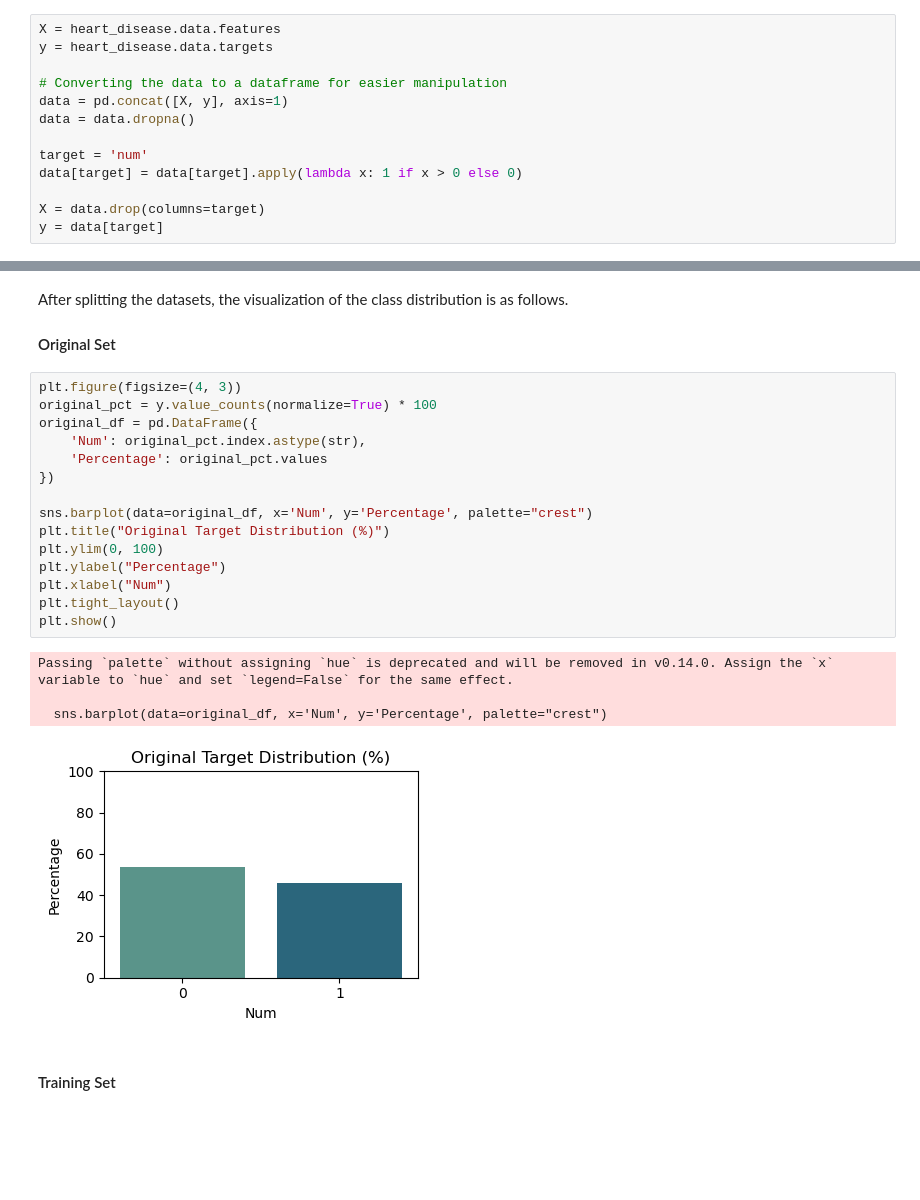
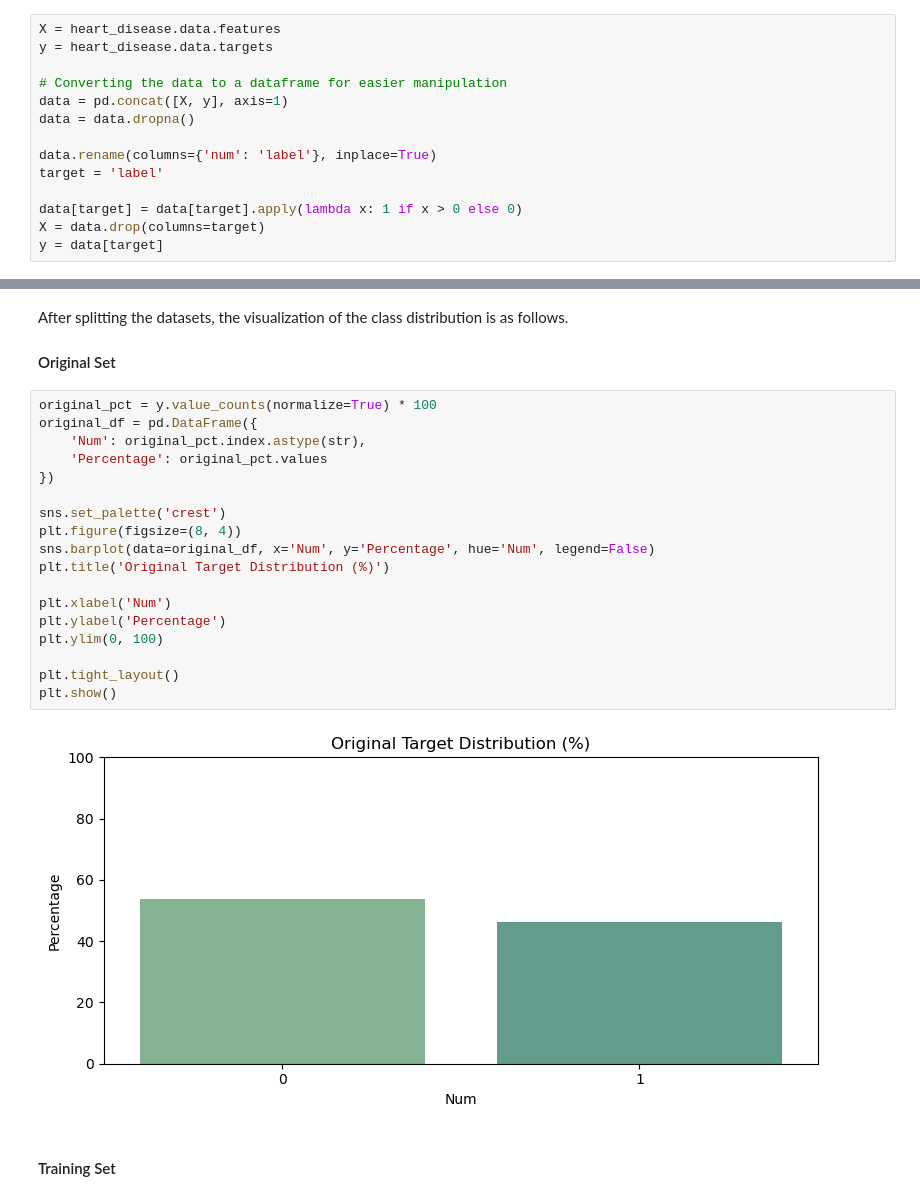
Before and after one commit to baobean/CSC14003-DecisionTree, a Jupyter notebook: heart_disease.ipynb, the cells around one changed output, grey strips where cells are left out. Drawn from its saved outputs; the diff is of its cells as text; blank space fills up the shorter version.

```diff
--- a/heart_disease.ipynb
+++ b/heart_disease.ipynb
@@ -35,9 +36,10 @@ y = heart_disease.data.targets
 data = pd.concat([X, y], axis=1)
 data = data.dropna()
 
-target = 'num'
+data.rename(columns={'num': 'label'}, inplace=True)
+target = 'label'
+
 data[target] = data[target].apply(lambda x: 1 if x > 0 else 0)
-
 X = data.drop(columns=target)
 y = data[target]
 # %% [markdown]
@@ -67,25 +69,25 @@ After splitting the datasets, the visualization of the class distribution is as
 
 #### Original Set
 # %%
-plt.figure(figsize=(4, 3))
 original_pct = y.value_counts(normalize=True) * 100
 original_df = pd.DataFrame({
     'Num': original_pct.index.astype(str),
     'Percentage': original_pct.values
 })
 
-sns.barplot(data=original_df, x='Num', y='Percentage', palette="crest")
-plt.title("Original Target Distribution (%)")
+sns.set_palette('crest')
+plt.figure(figsize=(8, 4))
+sns.barplot(data=original_df, x='Num', y='Percentage', hue='Num', legend=False)
+plt.title('Original Target Distribution (%)')
+
+plt.xlabel('Num')
+plt.ylabel('Percentage')
 plt.ylim(0, 100)
-plt.ylabel("Percentage")
-plt.xlabel("Num")
+
 plt.tight_layout()
 plt.show()
 # %% [output]
-Passing `palette` without assigning `hue` is deprecated and will be removed in v0.14.0. Assign the `x` variable to `hue` and set `legend=False` for the same effect.
-
-  sns.barplot(data=original_df, x='Num', y='Percentage', palette="crest")
-[figure, old version]
+[figure, new version]
 # %% [markdown]
 #### Training Set
 # %%
```
Also changed, not shown: parts of 15 cells of this notebook.
